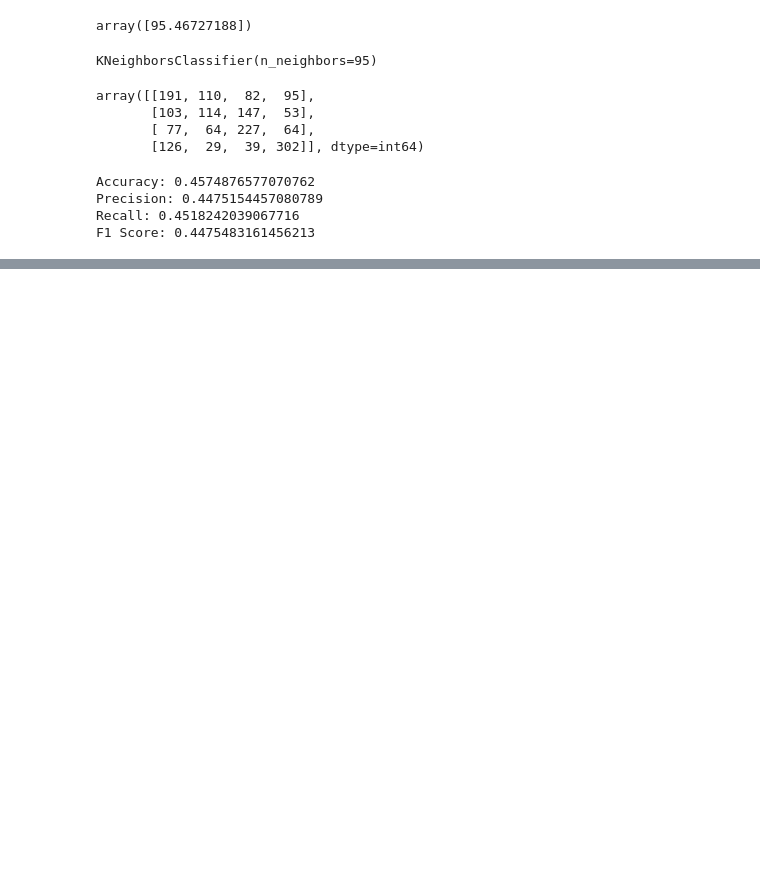
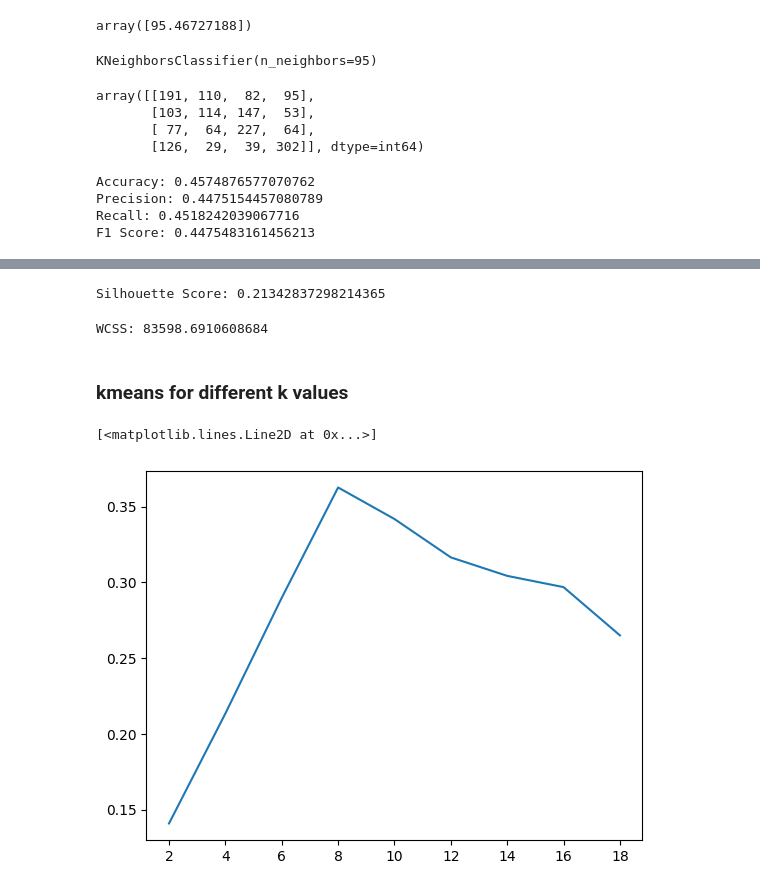
Before and after one commit to tanmay4269/Learning_ML, a Jupyter notebook: aerove/3_knn_assignment/knn_alg.ipynb, the cells around one changed output, grey strips where cells are left out. Saved outputs shown, nothing was run; the diff lists cells and outputs as text; code cells hidden in the pictures; blank space fills up the shorter version.

```diff
--- a/aerove/3_knn_assignment/knn_alg.ipynb
+++ b/aerove/3_knn_assignment/knn_alg.ipynb
@@ -164,0 +195,40 @@ F1 Score: 0.4475483161456213
+# %%
+from sklearn.cluster import KMeans
+
+k = 4
+kmeans = KMeans(n_clusters=k, random_state=42, n_init=10)
+kmeans.fit(X_train)
+
+clusters = kmeans.labels_
+# %%
+from sklearn.metrics import silhouette_score
+
+# Calculate the silhouette score
+silhouette_avg = silhouette_score(X_train, clusters)
+print("Silhouette Score:", silhouette_avg)
+# %% [output]
+Silhouette Score: 0.21342837298214365
+# %%
+# Get the WCSS value
+wcss = kmeans.inertia_
+print("WCSS:", wcss)
+# %% [output]
+WCSS: 83598.6910608684
+# %% [markdown]
+### kmeans for different k values
+# %%
+silhouette_scores = []
+
+ks = range(2, 20, 2)
+
+for k in ks:
+    kmeans = KMeans(n_clusters=k, random_state=42, n_init=10)
+    kmeans.fit(X_train)
+    clusters = kmeans.labels_
+
+    silhouette_scores.append(silhouette_score(X_train, clusters))
+
+plt.plot(ks, silhouette_scores)
+# %% [output]
+[<matplotlib.lines.Line2D at 0x...>]
+[figure, added]
```
Also changed, not shown: parts of 5 cells of this notebook, 3 other files.
